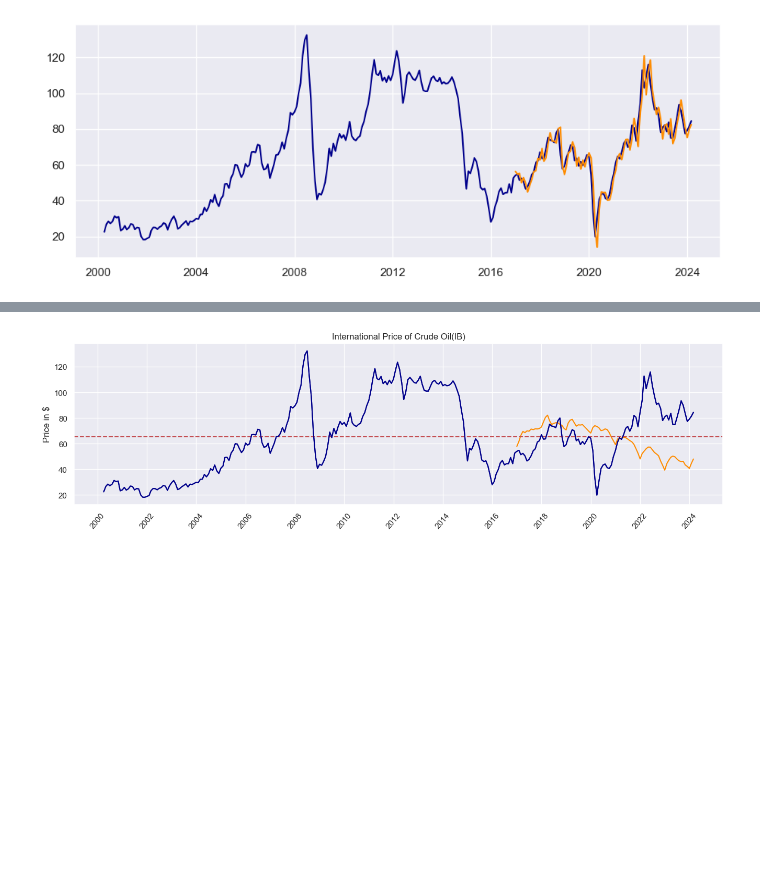
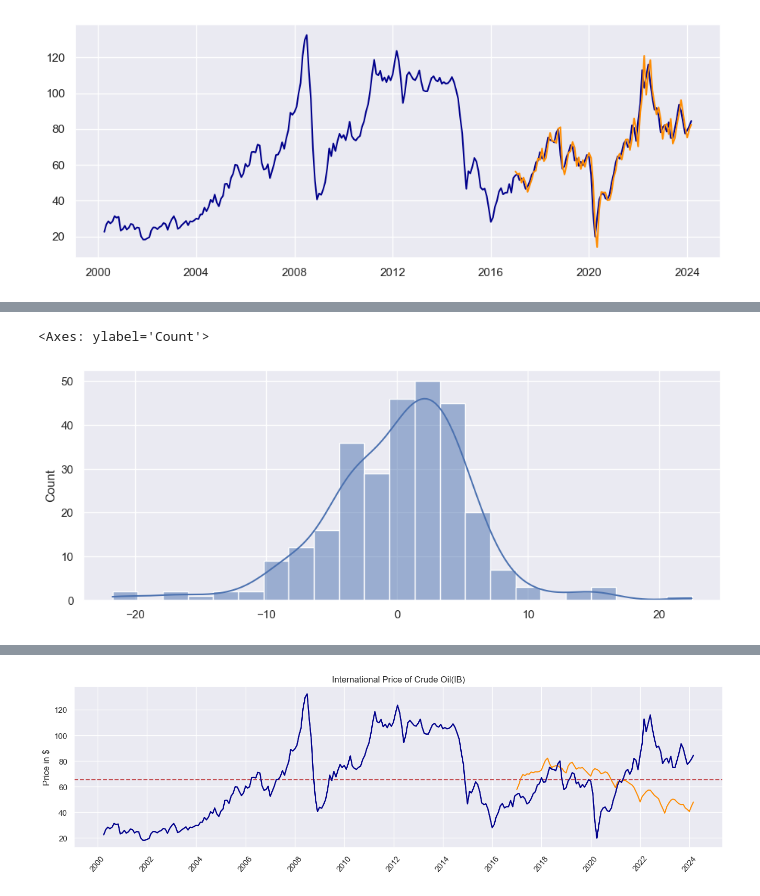
Before and after one commit to kashisharora22/Crude_Oil_Forecast-TSA, a Jupyter notebook: TSA.ipynb, the cells around one changed output, grey strips where cells are left out. Drawn from its saved outputs; the diff is of its cells as text; code cells hidden in the pictures; blank space fills up the shorter version.

```diff
--- a/TSA.ipynb
+++ b/TSA.ipynb
@@ -294,0 +328,5 @@ residuals=test-roll_pred
+# %%
+sns.histplot(residuals,kde=True)
+# %% [output]
+<Axes: ylabel='Count'>
+[figure, added]
```
Also changed, not shown: parts of 19 cells of this notebook.
